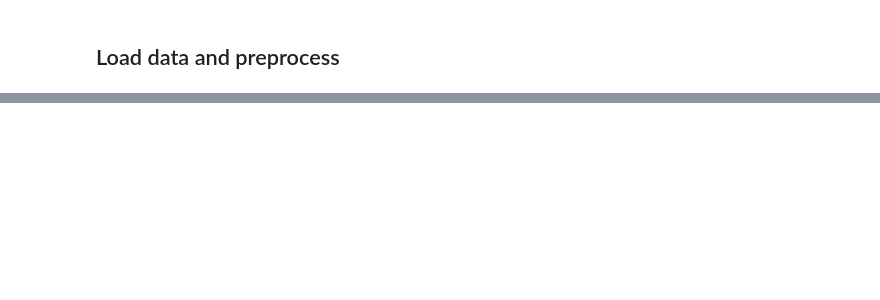
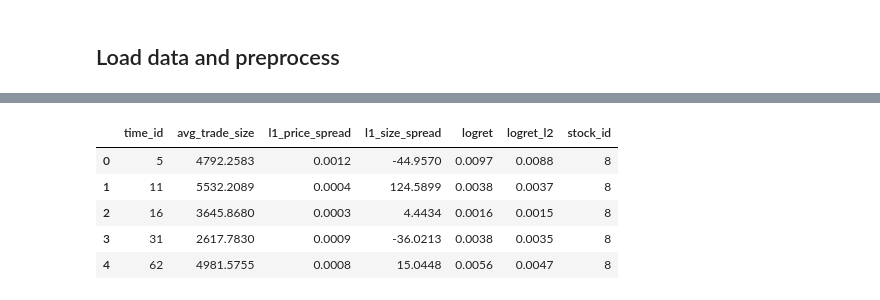
Before and after one commit to pandeydivesh15/machine-learning-practice, a Jupyter notebook: kaggle/optiver-realized-volatility-prediction/EDA_v0.ipynb, the cells around one changed output, grey strips where cells are left out. Drawn from its saved outputs; the diff is of its cells as text; code cells hidden in the pictures; blank space fills up the shorter version.

```diff
--- a/kaggle/optiver-realized-volatility-prediction/EDA_v0.ipynb
+++ b/kaggle/optiver-realized-volatility-prediction/EDA_v0.ipynb
@@ -97,0 +121,23 @@ ax = book.plot(y=["bid_price1", "ask_price1"])
+# %%
+def gather_book_stats(book_df):
+    # L1 and L2 size spreads
+    book_df["l1_size_spread"] = book_df["ask_size1"] - book_df["bid_size1"]
+    book_df["l2_size_spread"] = book_df["ask_size2"] - book_df["bid_size2"]
+
+    # L1 and L2 price spreads
+    book_df["l1_price_spread"] = book_df["ask_price1"] - book_df["bid_price1"]
+    book_df["l2_price_spread"] = book_df["ask_price2"] - book_df["bid_price2"]
+
+    # WAP
+    book_df = fill_wap(book_df)
+
+    return book_df
+# %%
+def gather_trade_stats(trade_df):
+    # Some stats about size and order count
+    trade_df["avg_trade_size"] = trade_df["size"] / trade_df["order_count"]
+
+    # Need cleaning
+    agg_trade_df = trade_df.groupby(
+        "time_id")["avg_trade_size"].agg(np.sum).reset_index()
+    return agg_trade_df
@@ -99,0 +218,9 @@ ax = book.plot(y=["bid_price1", "ask_price1"])
+# %%
+prepare_stock_data(8).head()
+# %% [output]
+|  | time_id | avg_trade_size | l1_price_spread | l1_size_spread | logret | logret_l2 | stock_id |
+| 0 | 5 | 4792.2583 | 0.0012 | -44.9570 | 0.0097 | 0.0088 | 8 |
+| 1 | 11 | 5532.2089 | 0.0004 | 124.5899 | 0.0038 | 0.0037 | 8 |
+| 2 | 16 | 3645.8680 | 0.0003 | 4.4434 | 0.0016 | 0.0015 | 8 |
+| 3 | 31 | 2617.7830 | 0.0009 | -36.0213 | 0.0038 | 0.0035 | 8 |
+| 4 | 62 | 4981.5755 | 0.0008 | 15.0448 | 0.0056 | 0.0047 | 8 |
```
Also changed, not shown: parts of 20 cells of this notebook.
